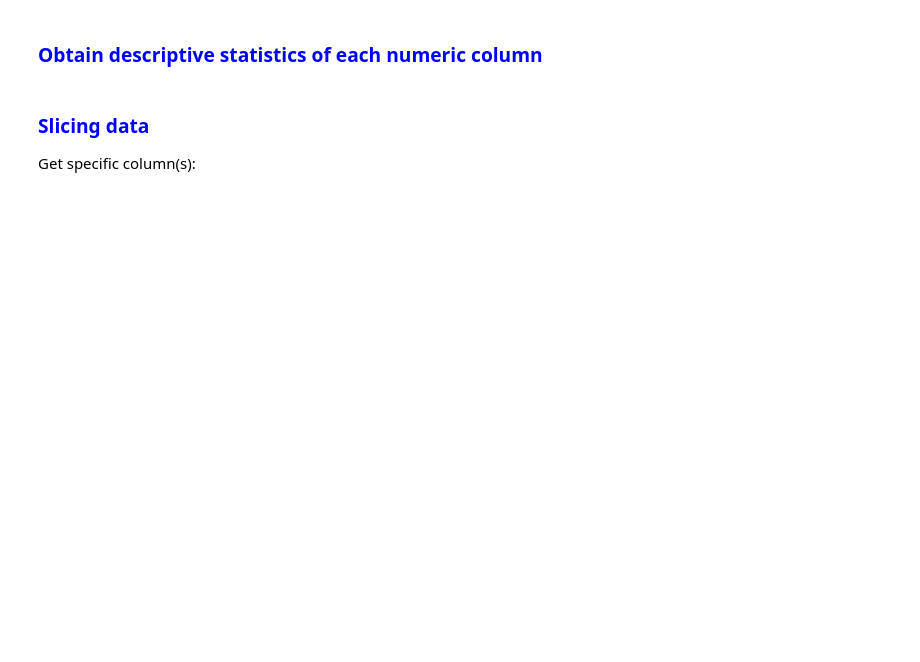
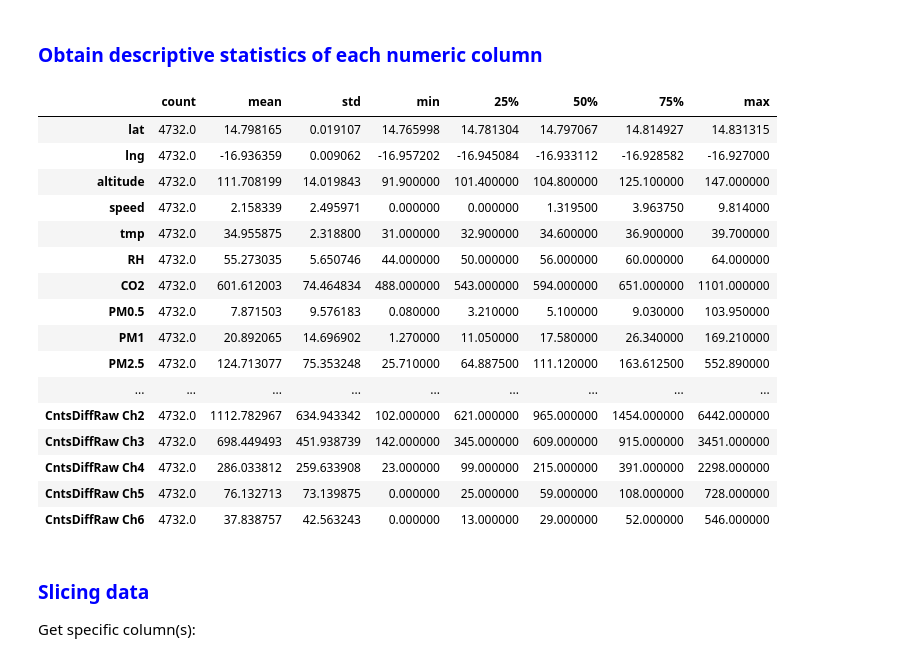
Before and after one commit to JulesKouatchou/asaq_py, a Jupyter notebook: data_analysis/read_file.ipynb, the cells around one changed output. Cells and saved outputs as stored; diff of their text form; code cells hidden in the pictures; blank space fills up the shorter version.

Commit message:
Test reading data

```diff
--- a/data_analysis/read_file.ipynb
+++ b/data_analysis/read_file.ipynb
@@ -36,6 +42,7 @@ import pandas as pd
 File name:
 # %%
 file_name = "L2-01-08-2023evening.xlsx"
+data_url = "https://github.com/JulesKouatchou/asaq_py/raw/main/sample_data/L2-01-08-2023evening.xlsx"
 # %% [markdown]
 ### <font color="blue">Read the file</font>
 
@@ -47,6 +54,6 @@ file_name = "L2-01-08-2023evening.xlsx"
      - Each colunm is in fact a 'NumPy` array.
 - A `DataFrame` is a collection of one-dimensional `NumPy` arrays.
 # %%
-df = pd.read_excel(file_name, sheet_name="Feuil1")
+df = pd.read_excel(data_url, sheet_name="Feuil1")
 # %%
 type(df)
@@ -100,7 +183,25 @@ df.info()
 # %% [markdown]
 ### <font color="blue"> Obtain descriptive statistics of each numeric column</font>
 # %%
-df.describe()
+df.describe().T
+# %% [output]
+|  | count | mean | std | min | 25% | 50% | 75% | max |
+| lat | 4732.0 | 14.798165 | 0.019107 | 14.765998 | 14.781304 | 14.797067 | 14.814927 | 14.831315 |
+| lng | 4732.0 | -16.936359 | 0.009062 | -16.957202 | -16.945084 | -16.933112 | -16.928582 | -16.927000 |
+| altitude | 4732.0 | 111.708199 | 14.019843 | 91.900000 | 101.400000 | 104.800000 | 125.100000 | 147.000000 |
+| speed | 4732.0 | 2.158339 | 2.495971 | 0.000000 | 0.000000 | 1.319500 | 3.963750 | 9.814000 |
+| tmp | 4732.0 | 34.955875 | 2.318800 | 31.000000 | 32.900000 | 34.600000 | 36.900000 | 39.700000 |
+| RH | 4732.0 | 55.273035 | 5.650746 | 44.000000 | 50.000000 | 56.000000 | 60.000000 | 64.000000 |
+| CO2 | 4732.0 | 601.612003 | 74.464834 | 488.000000 | 543.000000 | 594.000000 | 651.000000 | 1101.000000 |
+| PM0.5 | 4732.0 | 7.871503 | 9.576183 | 0.080000 | 3.210000 | 5.100000 | 9.030000 | 103.950000 |
+| PM1 | 4732.0 | 20.892065 | 14.696902 | 1.270000 | 11.050000 | 17.580000 | 26.340000 | 169.210000 |
+| PM2.5 | 4732.0 | 124.713077 | 75.353248 | 25.710000 | 64.887500 | 111.120000 | 163.612500 | 552.890000 |
+| ... | ... | ... | ... | ... | ... | ... | ... | ... |
+| CntsDiffRaw Ch2 | 4732.0 | 1112.782967 | 634.943342 | 102.000000 | 621.000000 | 965.000000 | 1454.000000 | 6442.000000 |
+| CntsDiffRaw Ch3 | 4732.0 | 698.449493 | 451.938739 | 142.000000 | 345.000000 | 609.000000 | 915.000000 | 3451.000000 |
+| CntsDiffRaw Ch4 | 4732.0 | 286.033812 | 259.633908 | 23.000000 | 99.000000 | 215.000000 | 391.000000 | 2298.000000 |
+| CntsDiffRaw Ch5 | 4732.0 | 76.132713 | 73.139875 | 0.000000 | 25.000000 | 59.000000 | 108.000000 | 728.000000 |
+| CntsDiffRaw Ch6 | 4732.0 | 37.838757 | 42.563243 | 0.000000 | 13.000000 | 29.000000 | 52.000000 | 546.000000 |
 # %% [markdown]
 ### <font color="blue"> Slicing data </font>
 
```
Also changed, not shown: parts of 14 cells of this notebook, 2 other files.
